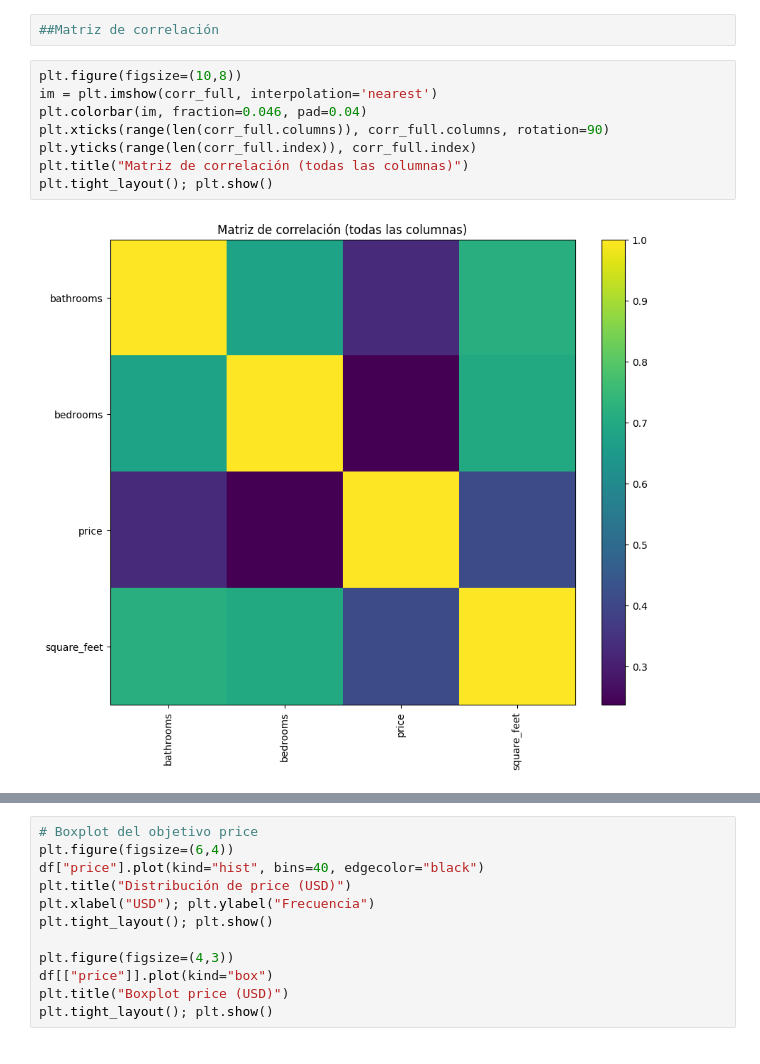
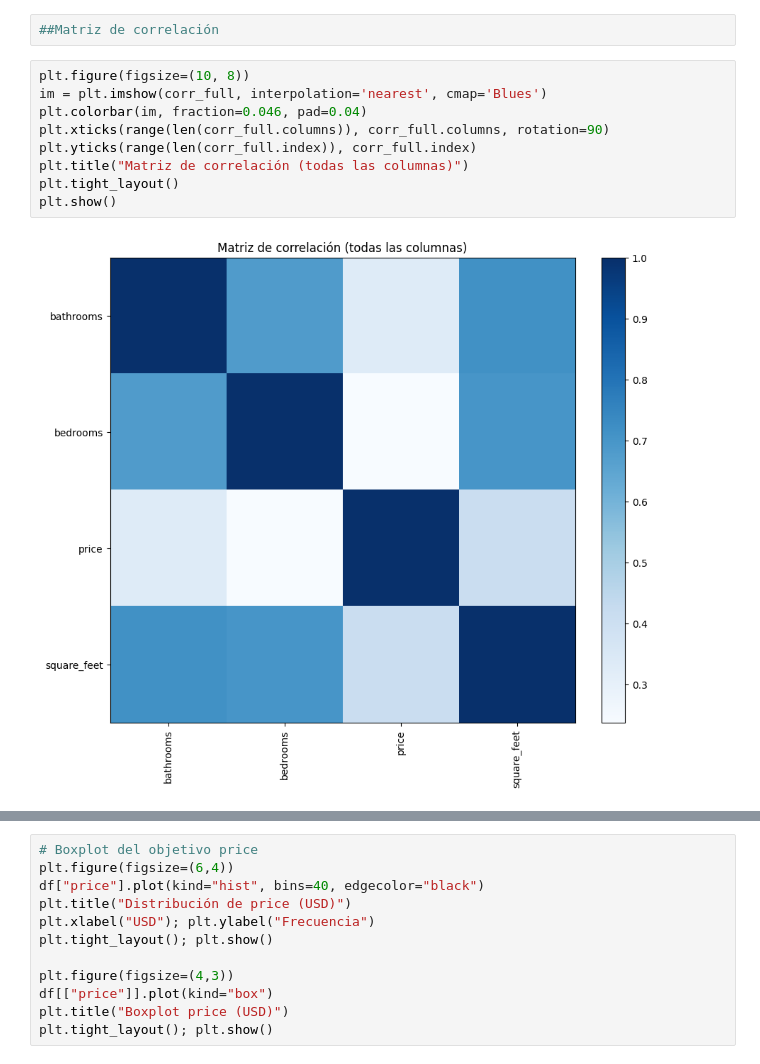
Before and after one commit to DMzeroone/Mlopstrabajofinal, a Jupyter notebook: notebooks/mlopstrabajofinal.ipynb, the cells around one changed output, grey strips where cells are left out. Drawn from its saved outputs; the diff is of its cells as text.

```diff
--- a/notebooks/mlopstrabajofinal.ipynb
+++ b/notebooks/mlopstrabajofinal.ipynb
@@ -355,13 +355,14 @@ display(pd.DataFrame({"corr_con_price": corr_price}).head(20))
 | bedrooms | 0.236792 |
 # %%
 ##Matriz de correlación
-# %%
-plt.figure(figsize=(10,8))
-im = plt.imshow(corr_full, interpolation='nearest')
-plt.colorbar(im, fraction=0.046, pad=0.04)
-plt.xticks(range(len(corr_full.columns)), corr_full.columns, rotation=90)
-plt.yticks(range(len(corr_full.index)), corr_full.index)
-plt.title("Matriz de correlación (todas las columnas)")
-plt.tight_layout(); plt.show()
-# %% [output]
-[figure, removed]
+# %%
+plt.figure(figsize=(10, 8))
+im = plt.imshow(corr_full, interpolation='nearest', cmap='Blues')
+plt.colorbar(im, fraction=0.046, pad=0.04)
+plt.xticks(range(len(corr_full.columns)), corr_full.columns, rotation=90)
+plt.yticks(range(len(corr_full.index)), corr_full.index)
+plt.title("Matriz de correlación (todas las columnas)")
+plt.tight_layout()
+plt.show()
+# %% [output]
+[figure, added]
```
Also changed, not shown: parts of 7 cells of this notebook.
